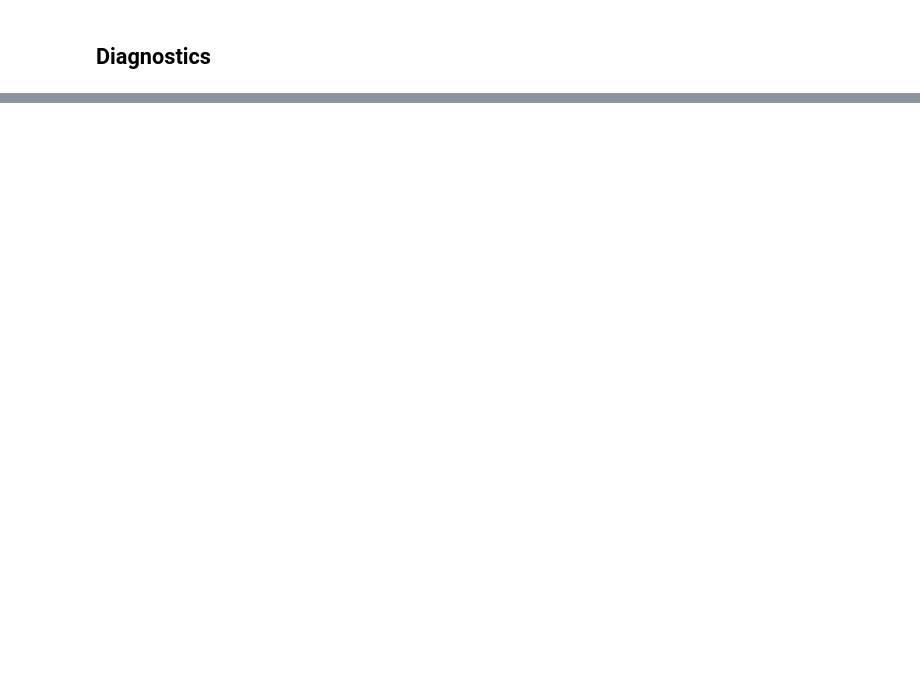
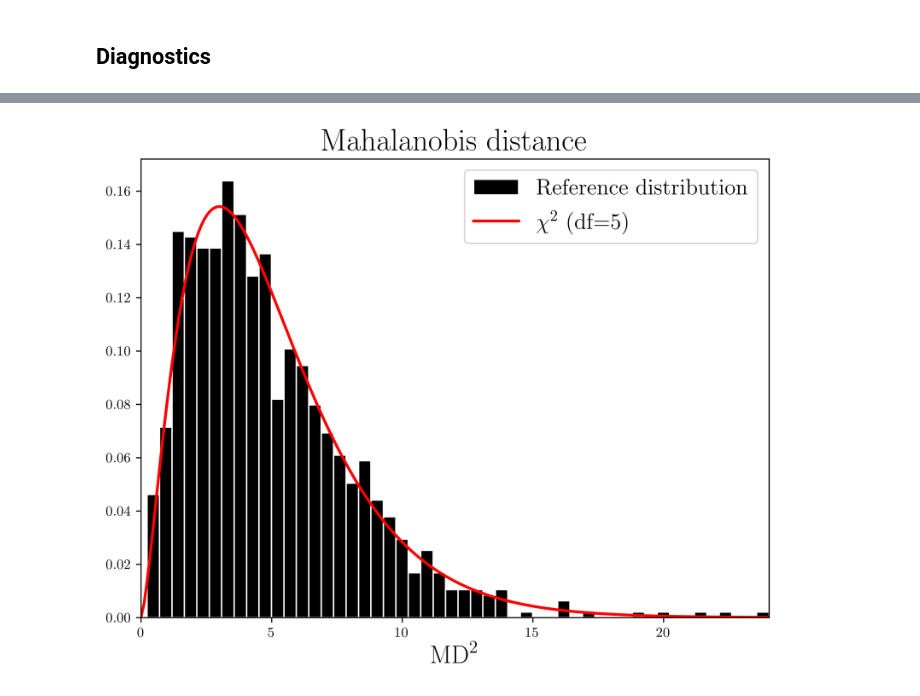
Before and after one commit to asemposki/SAMBA, a Jupyter notebook: model_mixing_gps.ipynb, the cells around one changed output, grey strips where cells are left out. Saved outputs shown, nothing was run; the diff lists cells and outputs as text; code cells hidden in the pictures; blank space fills up the shorter version.

```diff
--- a/model_mixing_gps.ipynb
+++ b/model_mixing_gps.ipynb
@@ -364,0 +299,36 @@ plt.show()
+# %%
+#develop MD plotter and copy into the class
+def md_plotter(g, npts, md_gp, md_ref, hist=True, box=False):
+
+    #setup
+    fig = plt.figure(figsize=(8,6), dpi=600)
+    ax = plt.axes()
+    ax.set_xlabel(r'$\mathrm{MD}^{2}$', fontsize=18)
+    ax.set_title('Mahalanobis distance', fontsize=22)
+    ax.set_xlim(0.0, max(md_ref))
+
+    #histogram option
+    if hist is True:
+        ax.hist(md_ref, bins=50, density=True, histtype='bar', facecolor='black', \
+                ec='white', label='Reference distribution')
+        ax.plot(md_gp, 0.0, marker='o', color='r', markersize=10)
+
+        #add chi-squared to histogram
+        n = 200
+        x = np.linspace(0.0, max(md_ref), n)
+        ax.plot(x, stats.chi2.pdf(x, df=npts), 'r', linewidth=2, label=r'$\chi^2$ (df={})'.format(npts))
+
+    #box-and-whisker option
+    if box is True:
+        print('Not yet implemented.')
+
+    #finish up plot
+    ax.legend(loc='upper right', fontsize=16)
+    plt.show()
+
+    return None
+# %%
+#try the function out
+md_plotter(md_g, npts, md_gp2, md2, hist=True, box=False)
+# %% [output]
+[figure, added]
```
Also changed, not shown: parts of 20 cells of this notebook, 1 other file.
